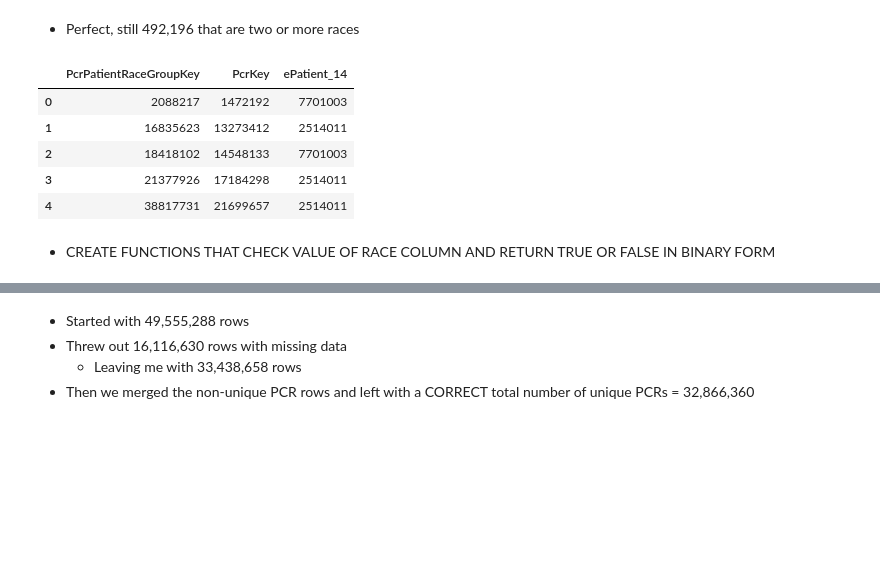
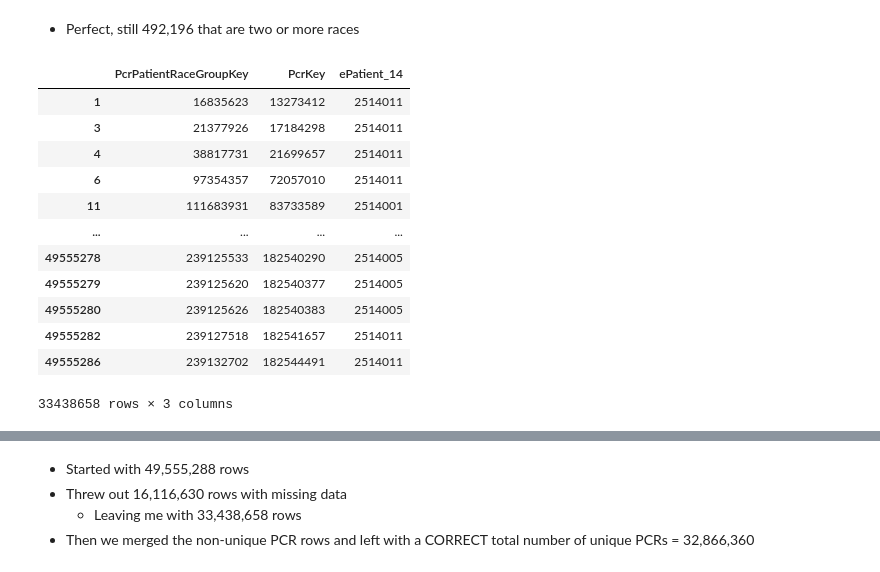
Before and after one commit to patgratt/emsBigDataProject, a Jupyter notebook: stage2-dataWrangling/race.ipynb, the cells around one changed output, grey strips where cells are left out. Saved outputs shown, nothing was run; the diff lists cells and outputs as text; code cells hidden in the pictures; blank space fills up the shorter version.

Commit message:
OK race is good now we need to go back and add everything else

```diff
--- a/stage2-dataWrangling/race.ipynb
+++ b/stage2-dataWrangling/race.ipynb
@@ -3,6 +4,6 @@ import pandas as pd
 # %%
 # load in (cleaned) table containing race info
-df = pd.read_csv('/Users/patrickburke/Library/CloudStorage/OneDrive-EmoryUniversity/ECON496RW/processedCSVs/small/pcrpatientracegroup.csv')
+df = pd.read_csv(r"C:\Users\gratt\Desktop\emsData\processedCSVs\small\pcrpatientracegroup.csv")
 # %%
 df.head()
 # %% [output]
@@ -137,13 +145,18 @@ print(dup.PcrKey.nunique())
 # %% [markdown]
 - Perfect, still 492,196 that are two or more races
 # %%
-df.head()
+df
 # %% [output]
 |  | PcrPatientRaceGroupKey | PcrKey | ePatient_14 |
-| 0 | 2088217 | 1472192 | 7701003 |
 | 1 | 16835623 | 13273412 | 2514011 |
-| 2 | 18418102 | 14548133 | 7701003 |
 | 3 | 21377926 | 17184298 | 2514011 |
 | 4 | 38817731 | 21699657 | 2514011 |
+| 6 | 97354357 | 72057010 | 2514011 |
+| 11 | 111683931 | 83733589 | 2514001 |
+| ... | ... | ... | ... |
+| 49555278 | 239125533 | 182540290 | 2514005 |
+| 49555279 | 239125620 | 182540377 | 2514005 |
+| 49555280 | 239125626 | 182540383 | 2514005 |
+| 49555282 | 239127518 | 182541657 | 2514011 |
+| 49555286 | 239132702 | 182544491 | 2514011 |
+33438658 rows × 3 columns
-# %% [markdown]
-- CREATE FUNCTIONS THAT CHECK VALUE OF RACE COLUMN AND RETURN TRUE OR FALSE IN BINARY FORM
```
Also changed, not shown: parts of 29 cells of this notebook.
